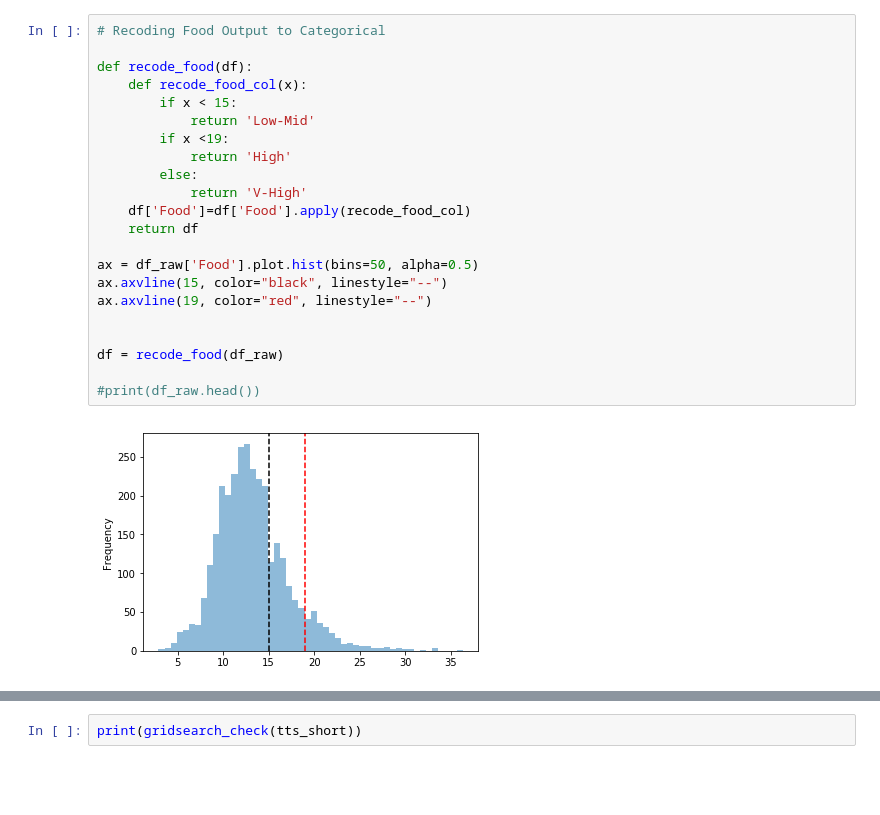
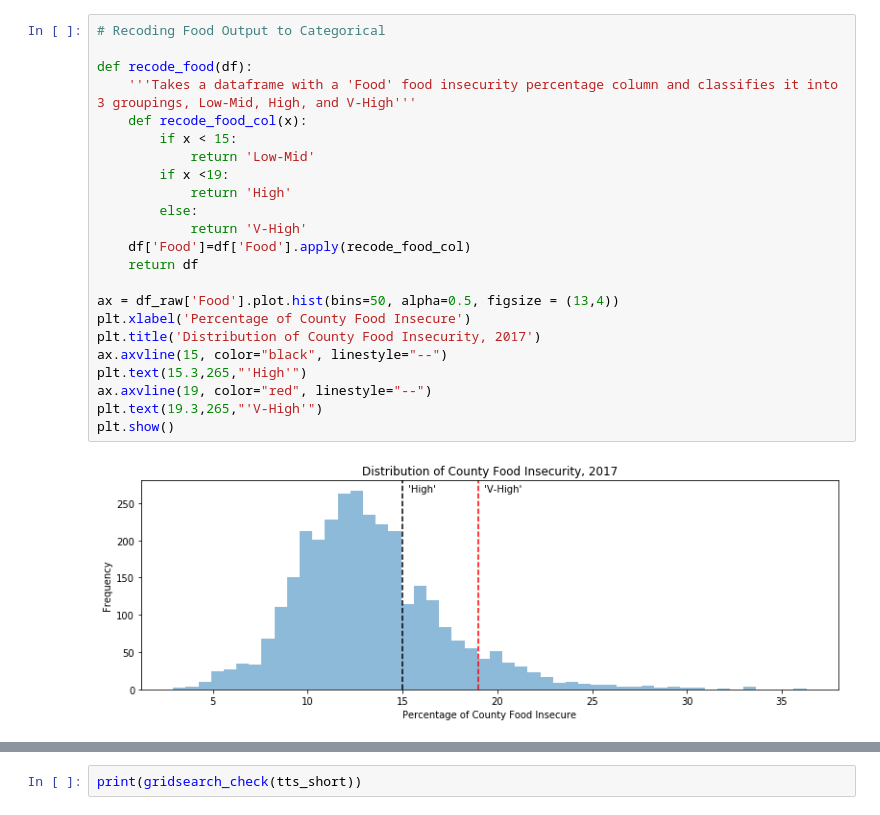
Before and after one commit to katahdin28/dsc-mod-5-project-online-ds-ft-100719, a Jupyter notebook: project5_core_notebook.ipynb, the cells around one changed output, grey strips where cells are left out. Cells and saved outputs as stored; diff of their text form; blank space fills up the shorter version.

```diff
--- a/project5_core_notebook.ipynb
+++ b/project5_core_notebook.ipynb
@@ -124,24 +154,25 @@ ax.set_xticklabels(
 # %%
 # Recoding Food Output to Categorical
 
 def recode_food(df):
+    '''Takes a dataframe with a 'Food' food insecurity percentage column and classifies it into 3 groupings, Low-Mid, High, and V-High'''
     def recode_food_col(x):
         if x < 15:
             return 'Low-Mid'
         if x <19:
             return 'High'
         else:
             return 'V-High'
     df['Food']=df['Food'].apply(recode_food_col)
     return df
 
-ax = df_raw['Food'].plot.hist(bins=50, alpha=0.5)
+ax = df_raw['Food'].plot.hist(bins=50, alpha=0.5, figsize = (13,4))
+plt.xlabel('Percentage of County Food Insecure')
+plt.title('Distribution of County Food Insecurity, 2017')
 ax.axvline(15, color="black", linestyle="--")
+plt.text(15.3,265,"'High'")
 ax.axvline(19, color="red", linestyle="--")
-
-
-df = recode_food(df_raw)
-
-#print(df_raw.head())
+plt.text(19.3,265,"'V-High'")
+plt.show()
 # %% [output]
-[figure, old version]
+[figure, new version]
```
Also changed, not shown: parts of 37 cells of this notebook, 11 other files.
